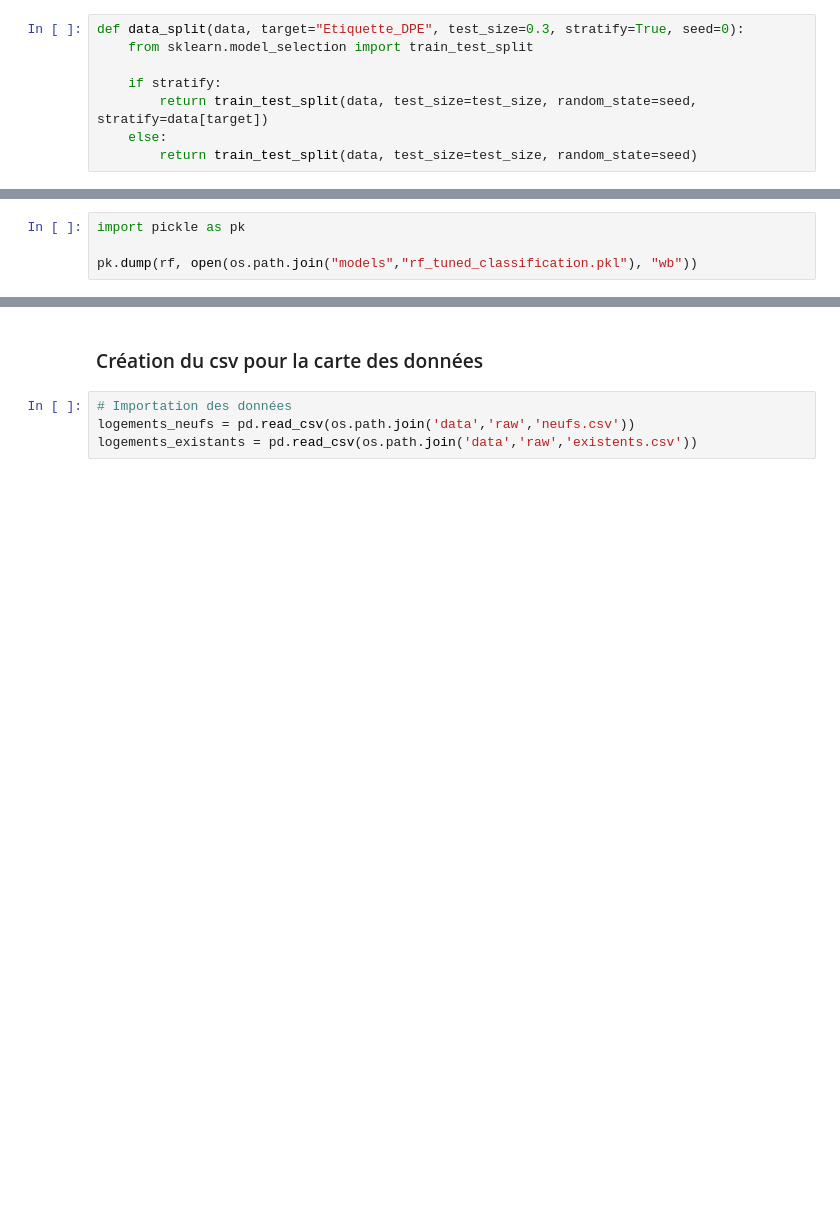
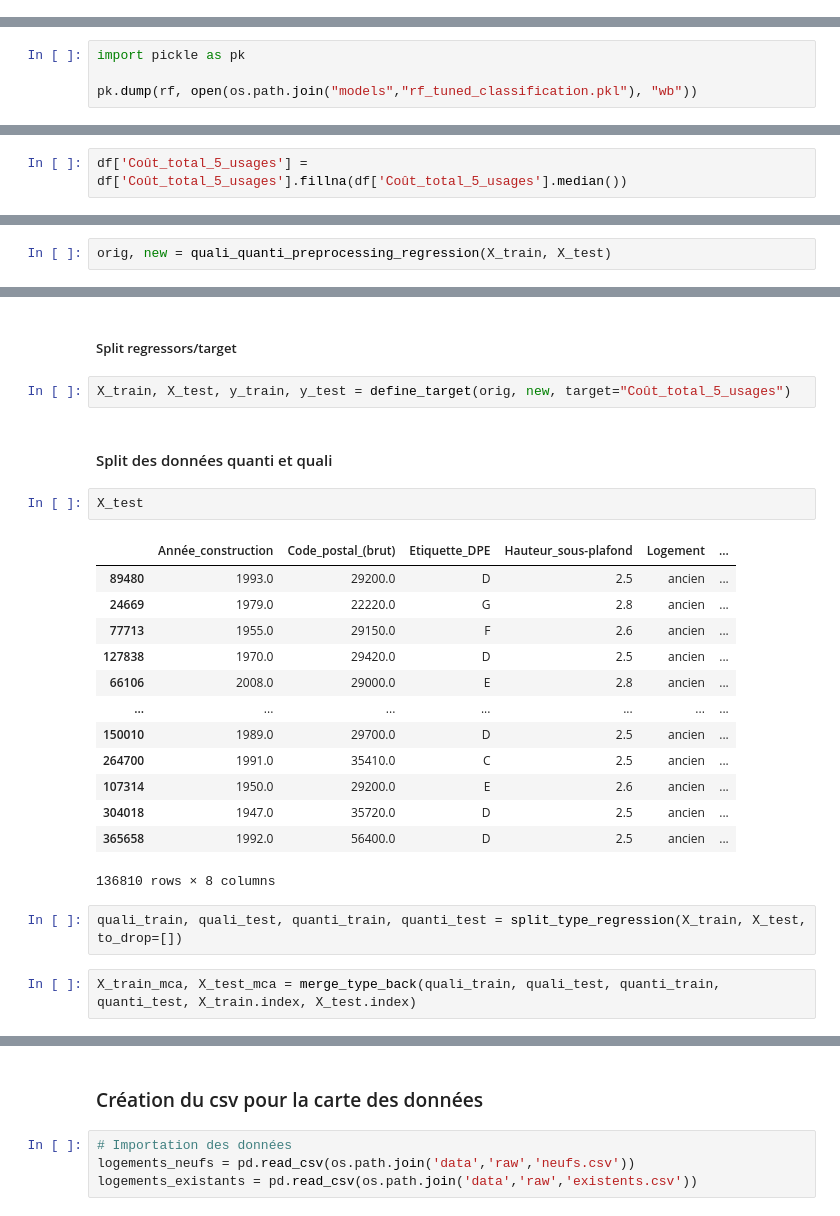
Before and after one commit to Cyr-CK/m2-enedis, a Jupyter notebook: preprocessing.ipynb, the cells around one changed output, grey strips where cells are left out. Cells and saved outputs as stored; diff of their text form; blank space fills up the shorter version.

Commit message:
regression recompile

```diff
--- a/preprocessing.ipynb
+++ b/preprocessing.ipynb
@@ -109,14 +92,6 @@ import pandas as pd
 df = pd.read_csv(os.path.join('data','processed','data_classification.csv'), sep=";")
 # %% [markdown]
 ##### Split train/test
-# %%
-def data_split(data, target="Etiquette_DPE", test_size=0.3, stratify=True, seed=0):
-    from sklearn.model_selection import train_test_split
-
-    if stratify:
-        return train_test_split(data, test_size=test_size, random_state=seed, stratify=data[target])
-    else:
-        return train_test_split(data, test_size=test_size, random_state=seed)
 # %%
 X_train, X_test = data_split(df, target="Etiquette_DPE", test_size=0.3, stratify=True, seed=0)
 # %% [markdown]
@@ -661,0 +506,2 @@ Pipeline_classification(new)
+# %%
+df['Coût_total_5_usages'] = df['Coût_total_5_usages'].fillna(df['Coût_total_5_usages'].median())
@@ -661,0 +520,2 @@ Pipeline_classification(new)
+# %%
+orig, new = quali_quanti_preprocessing_regression(X_train, X_test)
@@ -661,0 +537,26 @@ Pipeline_classification(new)
+# %% [markdown]
+##### Split regressors/target
+# %%
+X_train, X_test, y_train, y_test = define_target(orig, new, target="Coût_total_5_usages")
+# %% [markdown]
+#### Split des données quanti et quali
+# %%
+X_test
+# %% [output]
+|  | Année_construction | Code_postal_(brut) | Etiquette_DPE | Hauteur_sous-plafond | Logement | ... |
+| 89480 | 1993.0 | 29200.0 | D | 2.5 | ancien | ... |
+| 24669 | 1979.0 | 22220.0 | G | 2.8 | ancien | ... |
+| 77713 | 1955.0 | 29150.0 | F | 2.6 | ancien | ... |
+| 127838 | 1970.0 | 29420.0 | D | 2.5 | ancien | ... |
+| 66106 | 2008.0 | 29000.0 | E | 2.8 | ancien | ... |
+| ... | ... | ... | ... | ... | ... | ... |
+| 150010 | 1989.0 | 29700.0 | D | 2.5 | ancien | ... |
+| 264700 | 1991.0 | 35410.0 | C | 2.5 | ancien | ... |
+| 107314 | 1950.0 | 29200.0 | E | 2.6 | ancien | ... |
+| 304018 | 1947.0 | 35720.0 | D | 2.5 | ancien | ... |
+| 365658 | 1992.0 | 56400.0 | D | 2.5 | ancien | ... |
+136810 rows × 8 columns
+# %%
+quali_train, quali_test, quanti_train, quanti_test = split_type_regression(X_train, X_test, to_drop=[])
+# %%
+X_train_mca, X_test_mca = merge_type_back(quali_train, quali_test, quanti_train, quanti_test, X_train.index, X_test.index)
```
Also changed, not shown: parts of 88 cells of this notebook, 8 other files.
